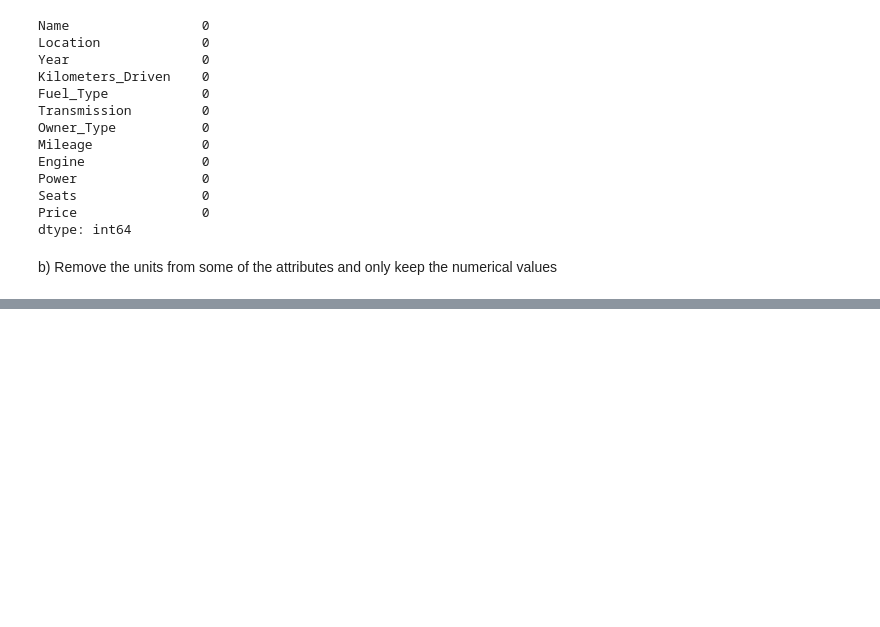
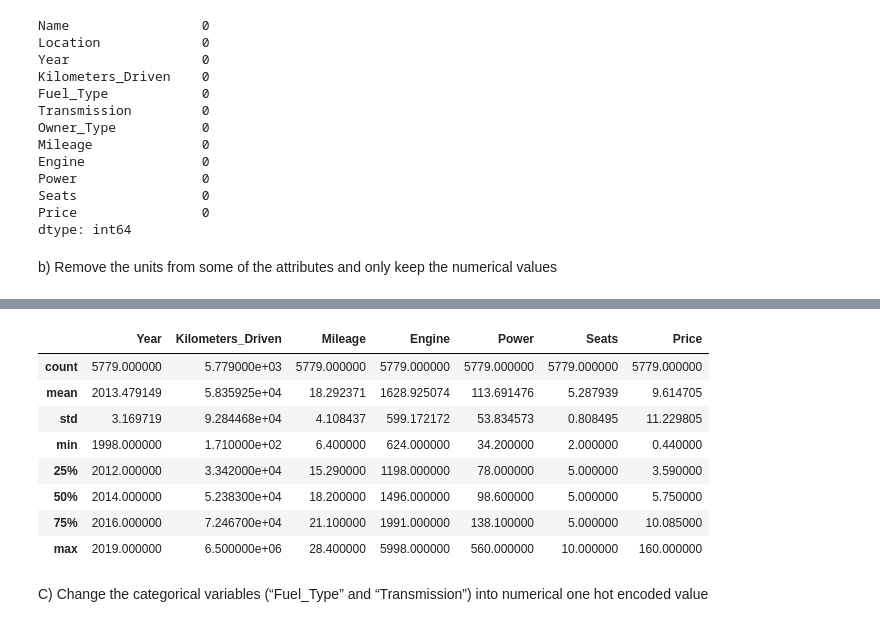
Before and after one commit to Riley94/CS5530ASSNMNT2, a Jupyter notebook: src/main.ipynb, the cells around one changed output, grey strips where cells are left out. Saved outputs shown, nothing was run; the diff lists cells and outputs as text; code cells hidden in the pictures; blank space fills up the shorter version.

```diff
--- a/src/main.ipynb
+++ b/src/main.ipynb
@@ -114,0 +126,4 @@ array(['Diesel', 'Petrol'], dtype=object)
+# %%
+data_mileage_fixed = data_unitless.copy()
+data_mileage_fixed['Mileage'] = data_mileage_fixed['Mileage'].apply(lambda x: x if x > 0 else np.nan)
+data_mileage_fixed.isna().sum()
@@ -114,0 +144,3 @@ array(['Diesel', 'Petrol'], dtype=object)
+# %%
+data_mileage_fixed.dropna(inplace=True)
+data_mileage_fixed.isna().sum()
@@ -115,3 +161,18 @@ array(['Diesel', 'Petrol'], dtype=object)
+# %%
+data_mileage_fixed.describe()
+# %% [output]
+|  | Year | Kilometers_Driven | Mileage | Engine | Power | Seats | Price |
+| count | 5779.000000 | 5.779000e+03 | 5779.000000 | 5779.000000 | 5779.000000 | 5779.000000 | 5779.000000 |
+| mean | 2013.479149 | 5.835925e+04 | 18.292371 | 1628.925074 | 113.691476 | 5.287939 | 9.614705 |
+| std | 3.169719 | 9.284468e+04 | 4.108437 | 599.172172 | 53.834573 | 0.808495 | 11.229805 |
+| min | 1998.000000 | 1.710000e+02 | 6.400000 | 624.000000 | 34.200000 | 2.000000 | 0.440000 |
+| 25% | 2012.000000 | 3.342000e+04 | 15.290000 | 1198.000000 | 78.000000 | 5.000000 | 3.590000 |
+| 50% | 2014.000000 | 5.238300e+04 | 18.200000 | 1496.000000 | 98.600000 | 5.000000 | 5.750000 |
+| 75% | 2016.000000 | 7.246700e+04 | 21.100000 | 1991.000000 | 138.100000 | 5.000000 | 10.085000 |
+| max | 2019.000000 | 6.500000e+06 | 28.400000 | 5998.000000 | 560.000000 | 10.000000 | 160.000000 |
+# %% [markdown]
+C) Change the categorical variables (“Fuel_Type” and “Transmission”) into numerical one hot
+encoded value
 # %%
 # one hot encoding for categorical variables
 data_encoded = data_unitless.replace({'Transmission': {'Manual': 0, 'Automatic': 1}, 'Owner_Type': {'First': 1, 'Second': 2, 'Third': 3, 'Fourth & Above': 4}, 'Fuel_Type': {'Diesel': 0, 'Petrol': 1}})
```
Also changed, not shown: parts of 22 cells of this notebook, 1 other file.
